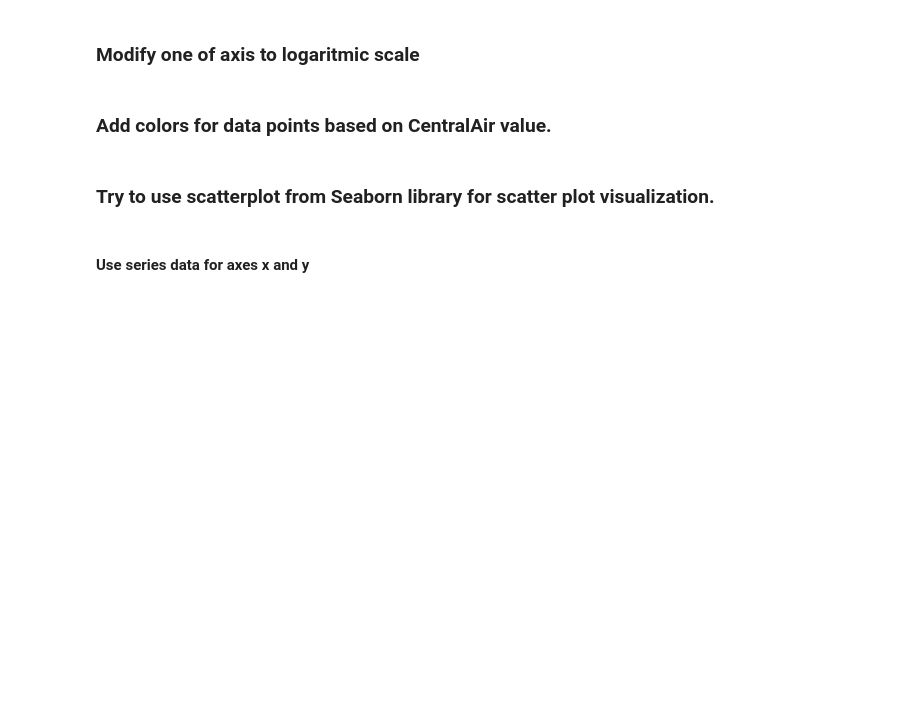
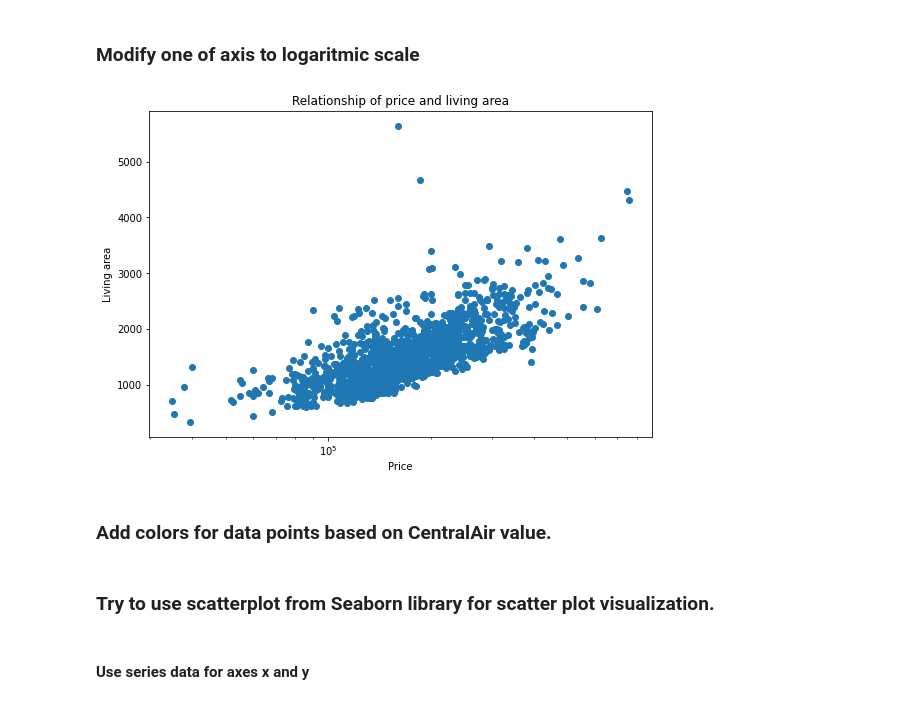
Before and after one commit to smidlma/zsu, a Jupyter notebook: ex_1/ZSU_cv1_introduction.ipynb, the cells around one changed output. Saved outputs shown, nothing was run; the diff lists cells and outputs as text; code cells hidden in the pictures; blank space fills up the shorter version.

```diff
--- a/ex_1/ZSU_cv1_introduction.ipynb
+++ b/ex_1/ZSU_cv1_introduction.ipynb
@@ -165,5 +553,15 @@ import seaborn as sns # another matplotlib interface - styled and easier to use
 # %% [markdown]
 ### Modify one of axis to logaritmic scale
+# %%
+fig = plt.figure(figsize=(9,6))
+plt.scatter(df.SalePrice, df.GrLivArea)
+plt.title('Relationship of price and living area')
+plt.xlabel('Price')
+plt.ylabel('Living area')
+plt.xscale('log')
+plt.show()
+# %% [output]
+[figure, added]
 # %% [markdown]
 ### Add colors for data points based on CentralAir value.
 # %% [markdown]
```
Also changed, not shown: parts of 41 cells of this notebook.
